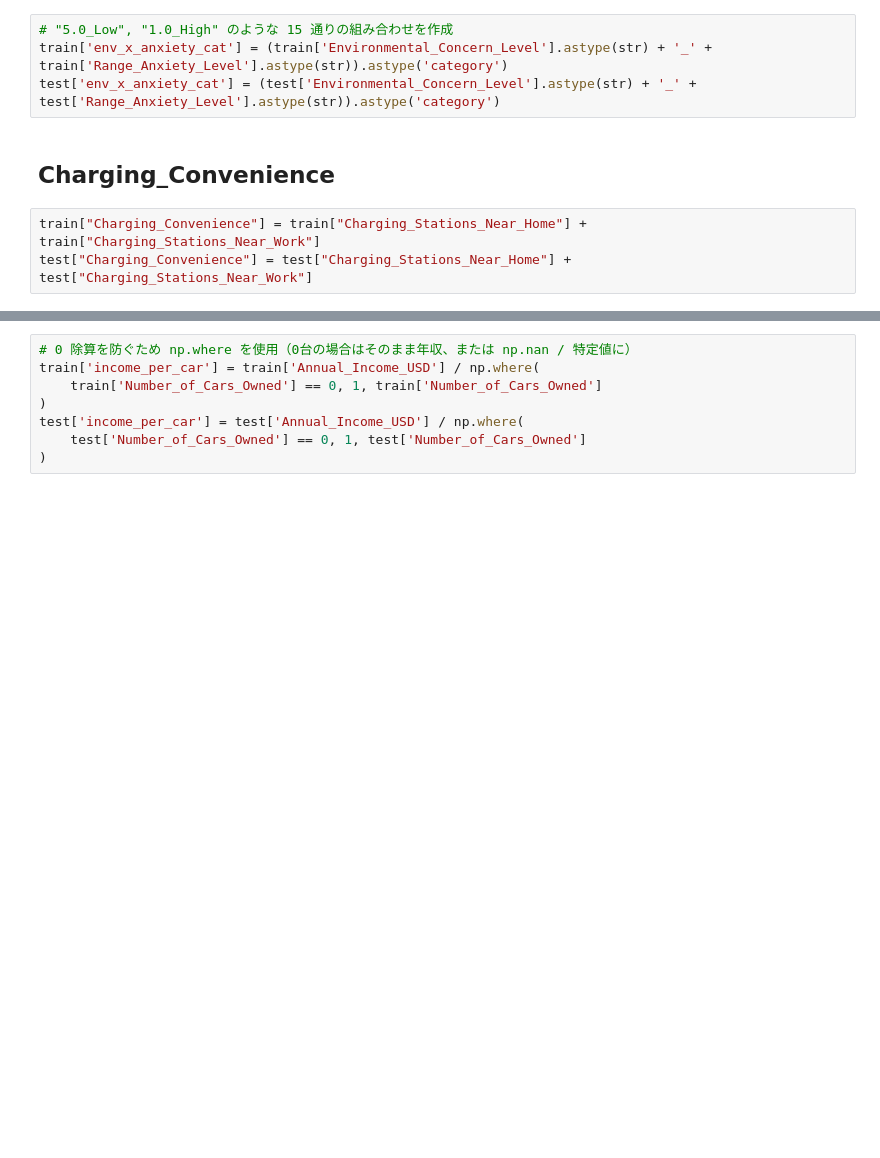
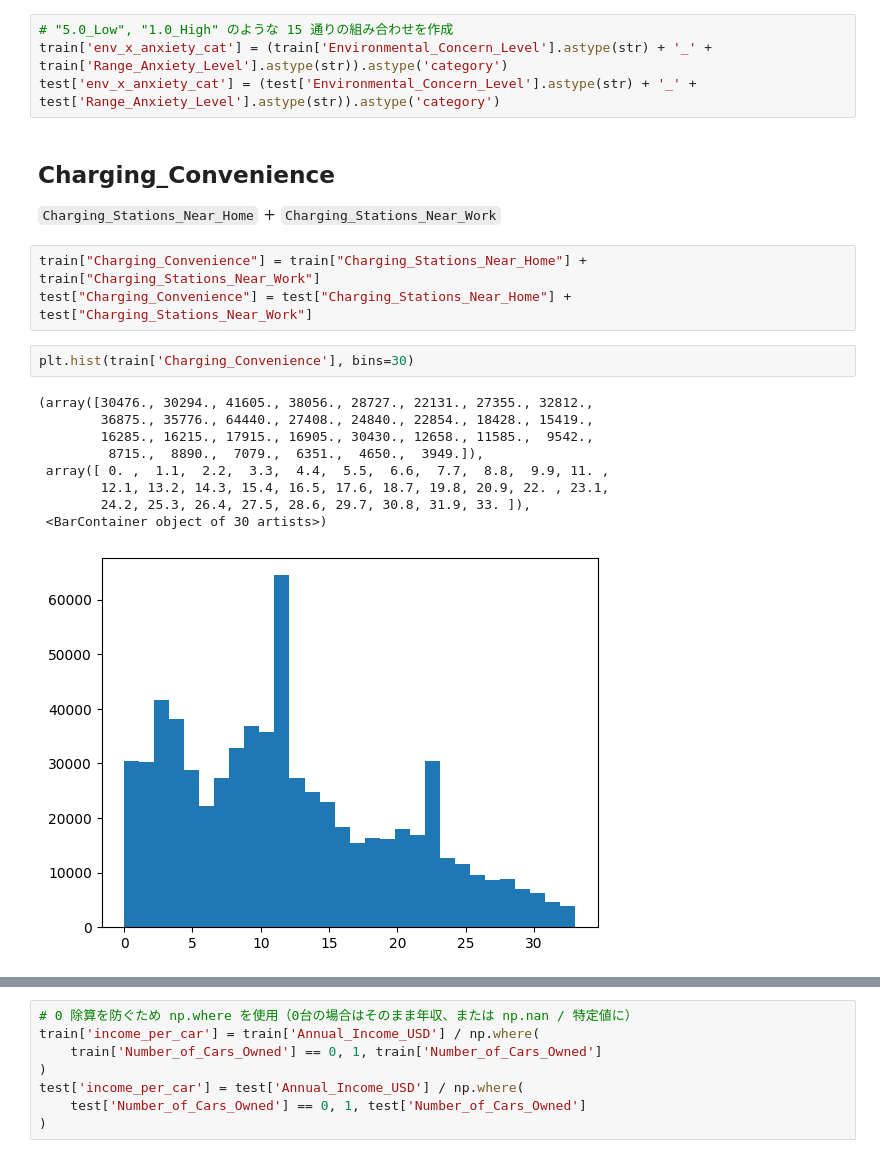
Before and after one commit to shoko-h-s/my_kaggle_solutions, a Jupyter notebook: ev-purchases-japanese.ipynb, the cells around one changed output, grey strips where cells are left out. Saved outputs shown, nothing was run; the diff lists cells and outputs as text; blank space fills up the shorter version.

```diff
--- a/ev-purchases-japanese.ipynb
+++ b/ev-purchases-japanese.ipynb
@@ -403,6 +407,20 @@ train['env_x_anxiety_cat'] = (train['Environmental_Concern_Level'].astype(str) +
 test['env_x_anxiety_cat'] = (test['Environmental_Concern_Level'].astype(str) + '_' + test['Range_Anxiety_Level'].astype(str)).astype('category')
 # %% [markdown]
 ## Charging_Convenience
+
+`Charging_Stations_Near_Home` + `Charging_Stations_Near_Work`
 # %%
 train["Charging_Convenience"] = train["Charging_Stations_Near_Home"] + train["Charging_Stations_Near_Work"]
 test["Charging_Convenience"] = test["Charging_Stations_Near_Home"] + test["Charging_Stations_Near_Work"]
+# %%
+plt.hist(train['Charging_Convenience'], bins=30)
+# %% [output]
+(array([30476., 30294., 41605., 38056., 28727., 22131., 27355., 32812.,
+        36875., 35776., 64440., 27408., 24840., 22854., 18428., 15419.,
+        16285., 16215., 17915., 16905., 30430., 12658., 11585.,  9542.,
+         8715.,  8890.,  7079.,  6351.,  4650.,  3949.]),
+ array([ 0. ,  1.1,  2.2,  3.3,  4.4,  5.5,  6.6,  7.7,  8.8,  9.9, 11. ,
+        12.1, 13.2, 14.3, 15.4, 16.5, 17.6, 18.7, 19.8, 20.9, 22. , 23.1,
+        24.2, 25.3, 26.4, 27.5, 28.6, 29.7, 30.8, 31.9, 33. ]),
+ <BarContainer object of 30 artists>)
+[figure, added]
```
Also changed, not shown: parts of 28 cells of this notebook.
